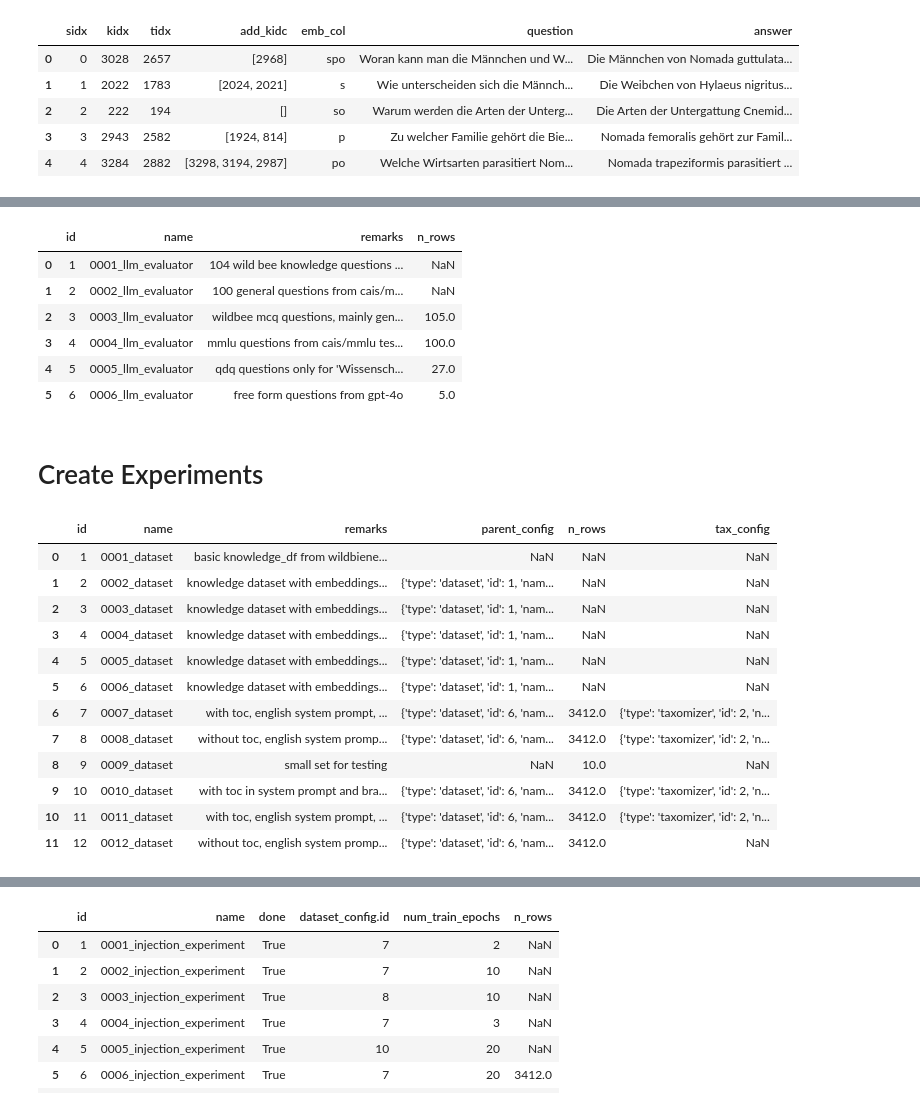
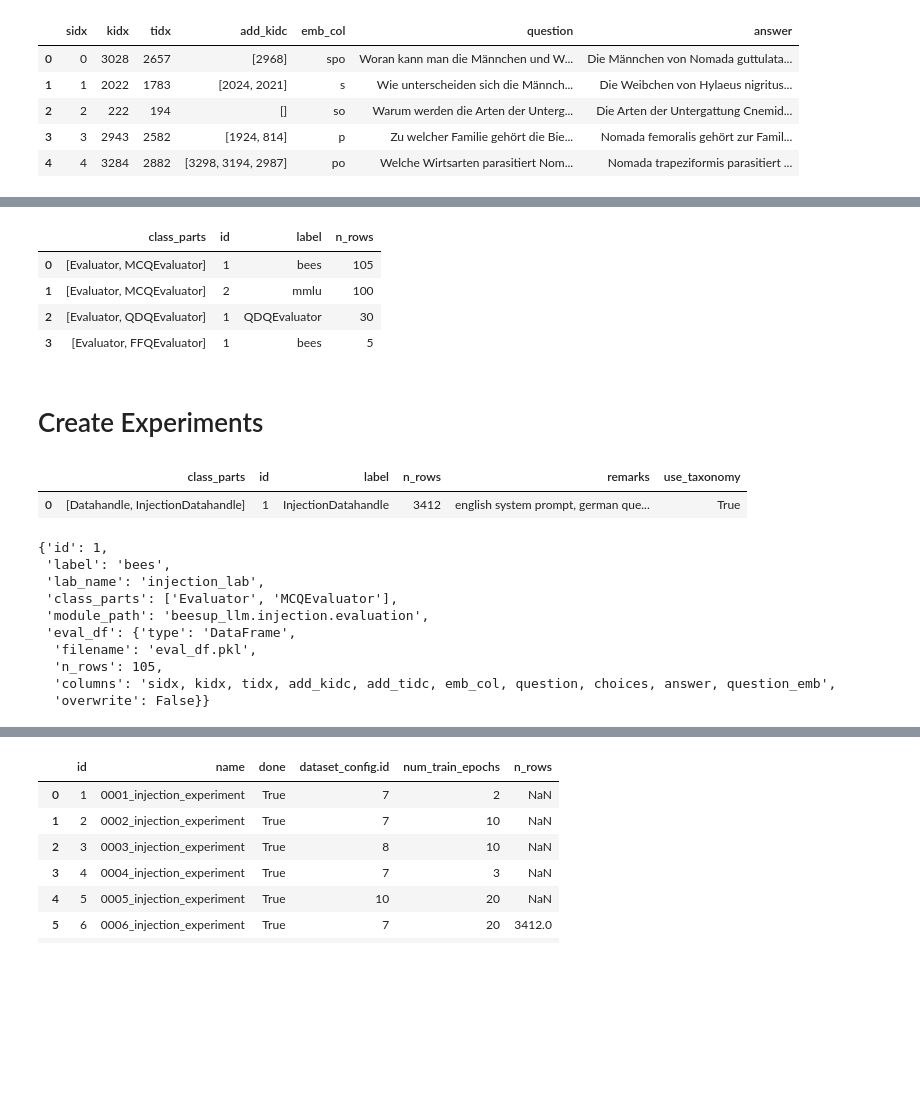
Before and after one commit to fee1ix/beesup_injection_lab, a Jupyter notebook: injection_notebook.ipynb, the cells around one changed output, grey strips where cells are left out. Drawn from its saved outputs; the diff is of its cells as text; code cells hidden in the pictures; blank space fills up the shorter version.

```diff
--- a/injection_notebook.ipynb
+++ b/injection_notebook.ipynb
@@ -50,6 +50,7 @@ from labtools.directory_utils import *
 from labtools.dictionary_utils import *
 
 set_display_for_dataframe()
+pd.set_option('display.max_rows', 2)
 # %%
 import importlib
 prefixpaths=['beesup_llm','labtools']
@@ -1549,0 +1523,12 @@ set_info()
+# %%
+tree_data=[]
+pd.set_option('display.max_rows', 10)
+for k, v in taxomizer.tree_info.items():
+
+    if isinstance(v, dict):
+        tree_dict=dict(tree=k)
+        tree_dict.update(v)
+        tree_data.append(tree_dict)
+
+tree_df=pd.DataFrame(tree_data)
+tree_df
@@ -1708,0 +1643,2 @@ knowledge_df
+# %%
+pd.set_option('display.max_rows', 5)
@@ -1848,3 +1826,4 @@ dataset.spawn()
 # %%
-BaseDataset.get_overview(keypaths=['n_rows','remarks','tax_config','split'])
+pd.set_option('display.max_rows', 10)
+Datahandle().get_overview(keypaths=['n_rows','remarks','tax_config','split'])
 # %% [output]
@@ -3011,28 +2769,29 @@ eval_df
 # %%
-Evaluator.get_overview(keypaths=['n_rows','remarks'])
+Evaluator().get_overview(keypaths=['n_rows','remarks'])
 # %% [output]
-|  | id | name | remarks | n_rows |
-| 0 | 1 | 0001_llm_evaluator | 104 wild bee knowledge questions ... | NaN |
-| 1 | 2 | 0002_llm_evaluator | 100 general questions from cais/m... | NaN |
-| 2 | 3 | 0003_llm_evaluator | wildbee mcq questions, mainly gen... | 105.0 |
-| 3 | 4 | 0004_llm_evaluator | mmlu questions from cais/mmlu tes... | 100.0 |
-| 4 | 5 | 0005_llm_evaluator | qdq questions only for 'Wissensch... | 27.0 |
-| 5 | 6 | 0006_llm_evaluator | free form questions from gpt-4o | 5.0 |
+|  | class_parts | id | label | n_rows |
+| 0 | [Evaluator, MCQEvaluator] | 1 | bees | 105 |
+| 1 | [Evaluator, MCQEvaluator] | 2 | mmlu | 100 |
+| 2 | [Evaluator, QDQEvaluator] | 1 | QDQEvaluator | 30 |
+| 3 | [Evaluator, FFQEvaluator] | 1 | bees | 5 |
 # %% [markdown]
 # Create Experiments
 # %%
-BaseDataset.get_overview(keypaths=['n_rows','remarks','tax_config','parent_config'])
+InjectionDatahandle().get_overview(keypaths=['n_rows','remarks','use_taxonomy'])
 # %% [output]
-|  | id | name | remarks | parent_config | n_rows | tax_config |
-| 0 | 1 | 0001_dataset | basic knowledge_df from wildbiene... | NaN | NaN | NaN |
-| 1 | 2 | 0002_dataset | knowledge dataset with embeddings... | {'type': 'dataset', 'id': 1, 'nam... | NaN | NaN |
-| 2 | 3 | 0003_dataset | knowledge dataset with embeddings... | {'type': 'dataset', 'id': 1, 'nam... | NaN | NaN |
-| 3 | 4 | 0004_dataset | knowledge dataset with embeddings... | {'type': 'dataset', 'id': 1, 'nam... | NaN | NaN |
-| 4 | 5 | 0005_dataset | knowledge dataset with embeddings... | {'type': 'dataset', 'id': 1, 'nam... | NaN | NaN |
-| 5 | 6 | 0006_dataset | knowledge dataset with embeddings... | {'type': 'dataset', 'id': 1, 'nam... | NaN | NaN |
-| 6 | 7 | 0007_dataset | with toc, english system prompt, ... | {'type': 'dataset', 'id': 6, 'nam... | 3412.0 | {'type': 'taxomizer', 'id': 2, 'n... |
-| 7 | 8 | 0008_dataset | without toc, english system promp... | {'type': 'dataset', 'id': 6, 'nam... | 3412.0 | {'type': 'taxomizer', 'id': 2, 'n... |
-| 8 | 9 | 0009_dataset | small set for testing | NaN | 10.0 | NaN |
-| 9 | 10 | 0010_dataset | with toc in system prompt and bra... | {'type': 'dataset', 'id': 6, 'nam... | 3412.0 | {'type': 'taxomizer', 'id': 2, 'n... |
-| 10 | 11 | 0011_dataset | with toc, english system prompt, ... | {'type': 'dataset', 'id': 6, 'nam... | 3412.0 | {'type': 'taxomizer', 'id': 2, 'n... |
-| 11 | 12 | 0012_dataset | without toc, english system promp... | {'type': 'dataset', 'id': 6, 'nam... | 3412.0 | NaN |
+|  | class_parts | id | label | n_rows | remarks | use_taxonomy |
+| 0 | [Datahandle, InjectionDatahandle] | 1 | InjectionDatahandle | 3412 | english system prompt, german que... | True |
+# %%
+evaluator=MCQEvaluator(-2)
+evaluator.config
+# %% [output]
+{'id': 1,
+ 'label': 'bees',
+ 'lab_name': 'injection_lab',
+ 'class_parts': ['Evaluator', 'MCQEvaluator'],
+ 'module_path': 'beesup_llm.injection.evaluation',
+ 'eval_df': {'type': 'DataFrame',
+  'filename': 'eval_df.pkl',
+  'n_rows': 105,
+  'columns': 'sidx, kidx, tidx, add_kidc, add_tidc, emb_col, question, choices, answer, question_emb',
+  'overwrite': False}}
```
Also changed, not shown: parts of 97 cells of this notebook, 18 other files.
